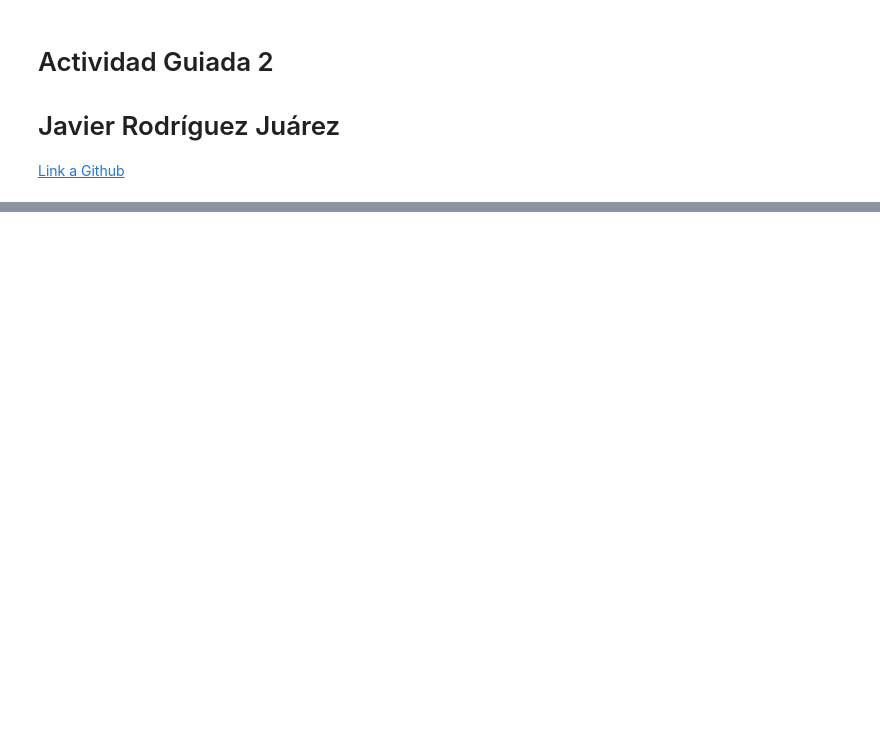
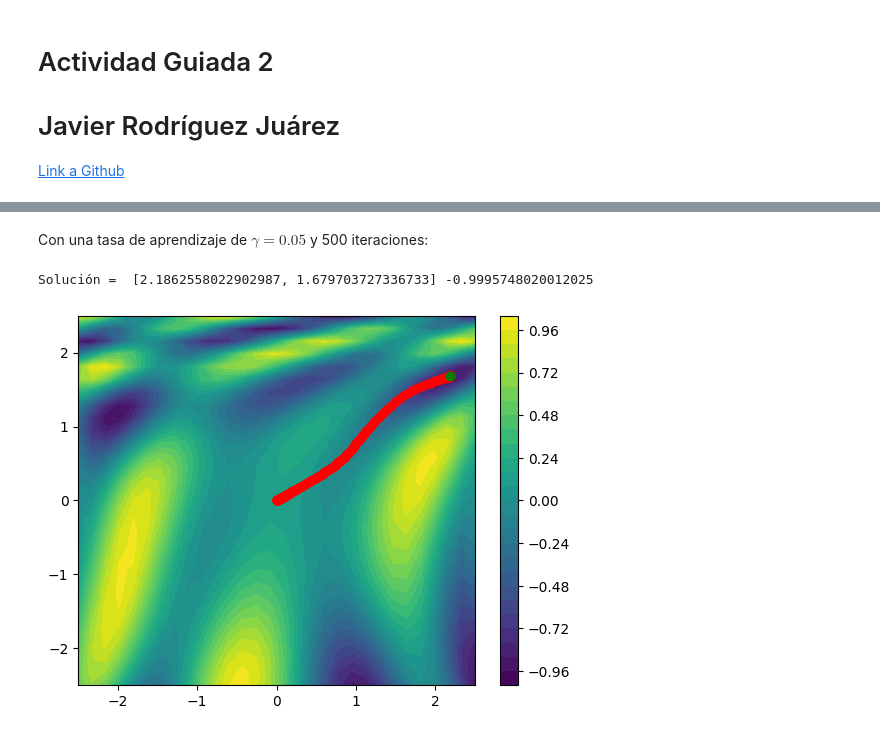
Before and after one commit to atarax-ia/VIU_03_Alg_Optimizacion, a Jupyter notebook: AG2/Algoritmos_Javier_Rodriguez_AG2.ipynb, the cells around one changed output, grey strips where cells are left out. Cells and saved outputs as stored; diff of their text form; code cells hidden in the pictures; blank space fills up the shorter version.

```diff
--- a/AG2/Algoritmos_Javier_Rodriguez_AG2.ipynb
+++ b/AG2/Algoritmos_Javier_Rodriguez_AG2.ipynb
@@ -45,0 +50,11 @@ Solución =  [7.728760333258575e-24, -2.4556061582266253e-23] 6.627338967210038e
+# %%
+f = lambda X: np.sin(1/2 * X[0]**2 - 1/4 * X[1]**2 + 3) * np.cos(2 * X[0] + 1 - np.e**X[1])
+
+def df(pto):
+    h = 0.01
+    T = np.copy(pto)
+    grad = np.zeros(2)
+    for it, th in enumerate(pto):
+        T[it] = T[it] + h
+        grad[it] = (f(T) - f(pto)) / h
+    return grad
@@ -45,0 +69,33 @@ Solución =  [7.728760333258575e-24, -2.4556061582266253e-23] 6.627338967210038e
+# %% [markdown]
+Con una tasa de aprendizaje de $\gamma = 0.05$ y 500 iteraciones:
+# %%
+resolucion = 30
+rango = 2.5
+X = np.linspace(-rango, rango, resolucion)
+Y = np.linspace(-rango, rango, resolucion)
+Z = np.zeros((resolucion, resolucion))
+
+for ix, x in enumerate(X):
+  for iy, y in enumerate(Y):
+    Z[iy, ix] = f([x, y])
+
+contour = plt.contourf(X, Y, Z, resolucion)
+cbar = plt.colorbar(contour)
+
+# P = [random.uniform(-rango, rango), random.uniform(-rango, rango)]
+P = [0, 0]
+
+plt.plot(P[0], P[1], "o", c="red")
+
+ta = 0.05
+
+for _ in range(500):
+  grad = df(P)
+  P[0], P[1] = P[0] - ta * grad[0], P[1] - ta * grad[1]
+  plt.plot(P[0], P[1], "o", c="red")
+
+plt.plot(P[0], P[1], "o", c="green")
+print("Solución = ", P, f(P))
+# %% [output]
+Solución =  [2.1862558022902987, 1.679703727336733] -0.9995748020012025
+[figure, added]
```
Also changed, not shown: parts of 22 cells of this notebook.
